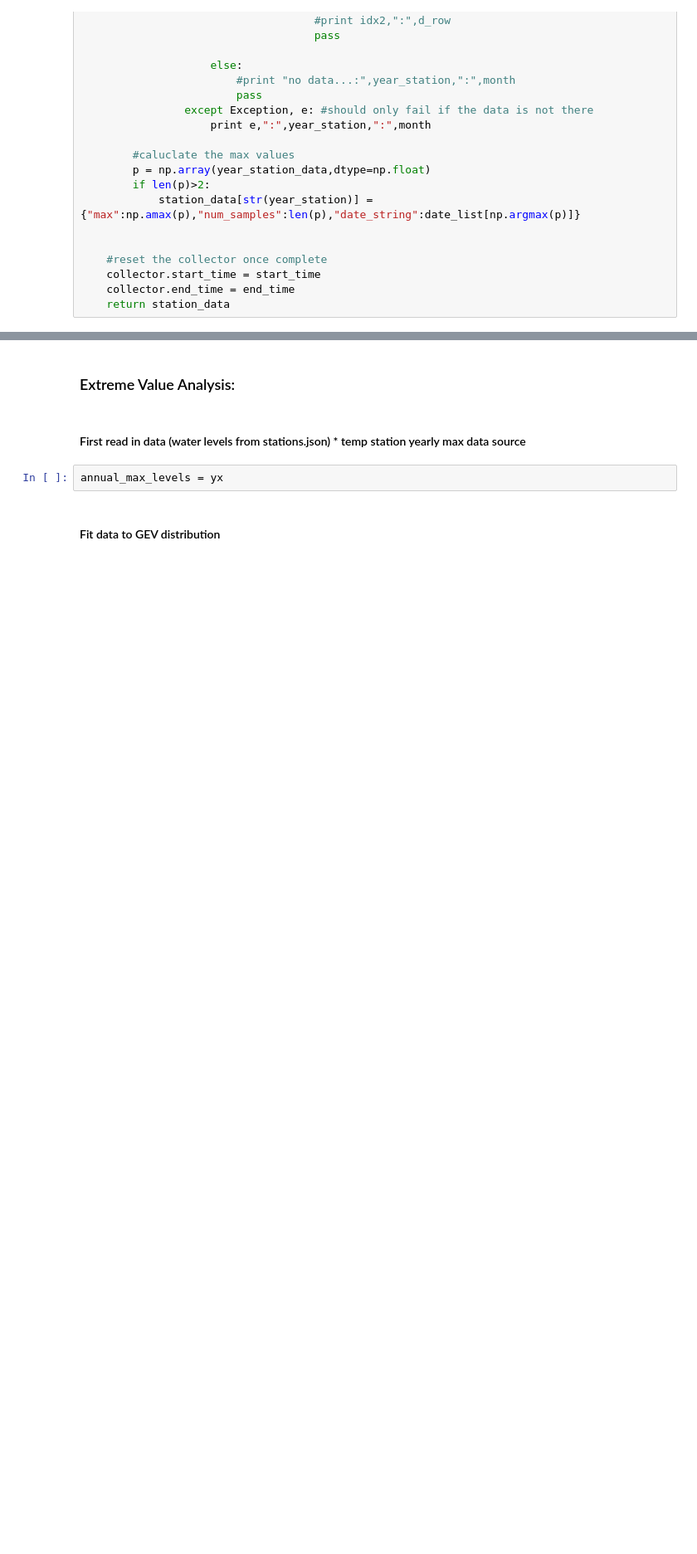
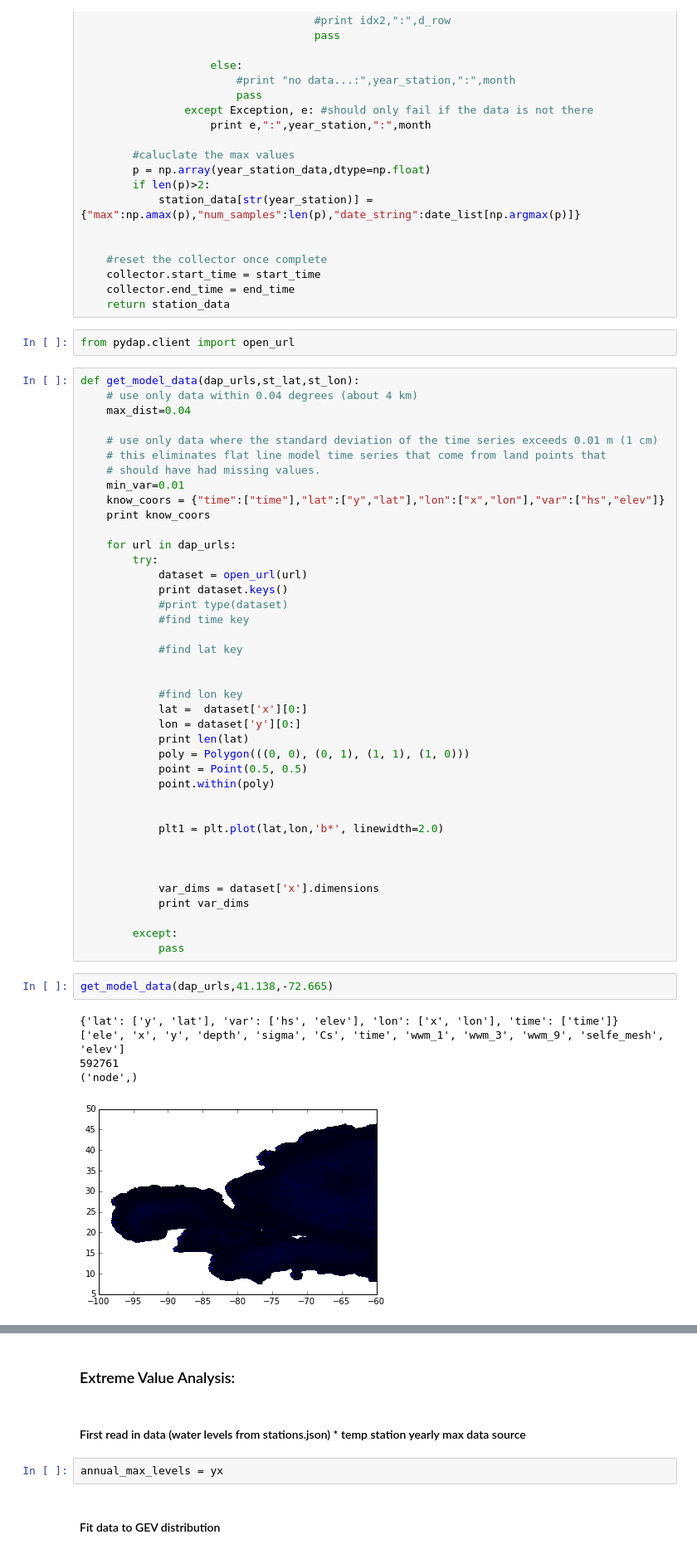
Before and after one commit to ioos/system-test, a Jupyter notebook: theme2_extreme_events/ioos_extreme_events_waves.ipynb, the cells around one changed output, grey strips where cells are left out. Shown at 83% size. Saved outputs shown, nothing was run; the diff lists cells and outputs as text; blank space fills up the shorter version.

```diff
--- a/theme2_extreme_events/ioos_extreme_events_waves.ipynb
+++ b/theme2_extreme_events/ioos_extreme_events_waves.ipynb
@@ -319,6 +393,56 @@ def get_sos_data(collector,station_id,sos_name,date_time,field_of_interest):
     collector.start_time = start_time
     collector.end_time = end_time
     return station_data
+# %%
+from pydap.client import open_url
+# %%
+def get_model_data(dap_urls,st_lat,st_lon):
+    # use only data within 0.04 degrees (about 4 km)
+    max_dist=0.04
+
+    # use only data where the standard deviation of the time series exceeds 0.01 m (1 cm)
+    # this eliminates flat line model time series that come from land points that
+    # should have had missing values.
+    min_var=0.01
+    know_coors = {"time":["time"],"lat":["y","lat"],"lon":["x","lon"],"var":["hs","elev"]}
+    print know_coors
+
+    for url in dap_urls:
+        try:
+            dataset = open_url(url)
+            print dataset.keys()
+            #print type(dataset)
+            #find time key
+
+            #find lat key
+
+
+            #find lon key
+            lat =  dataset['x'][0:]
+            lon = dataset['y'][0:]
+            print len(lat)
+            poly = Polygon(((0, 0), (0, 1), (1, 1), (1, 0)))
+            point = Point(0.5, 0.5)
+            point.within(poly)
+
+
+            plt1 = plt.plot(lat,lon,'b*', linewidth=2.0)
+
+
+
+            var_dims = dataset['x'].dimensions
+            print var_dims
+
+        except:
+            pass
+# %%
+get_model_data(dap_urls,41.138,-72.665)
+# %% [output]
+{'lat': ['y', 'lat'], 'var': ['hs', 'elev'], 'lon': ['x', 'lon'], 'time': ['time']}
+['ele', 'x', 'y', 'depth', 'sigma', 'Cs', 'time', 'wwm_1', 'wwm_3', 'wwm_9', 'selfe_mesh', 'elev']
+592761
+('node',)
+[figure, added]
 # %%
 #Embeds the HTML source of the map directly into the IPython notebook.
 
```
Also changed, not shown: parts of 15 cells of this notebook.
